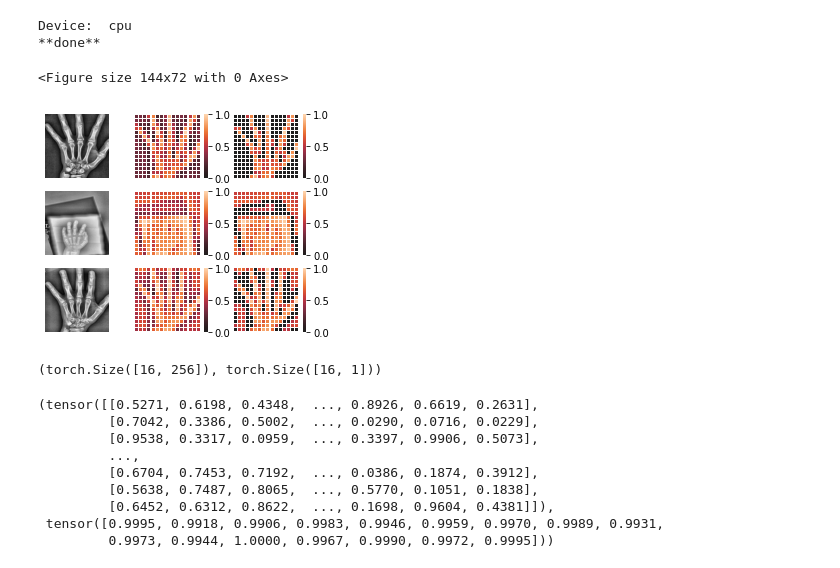
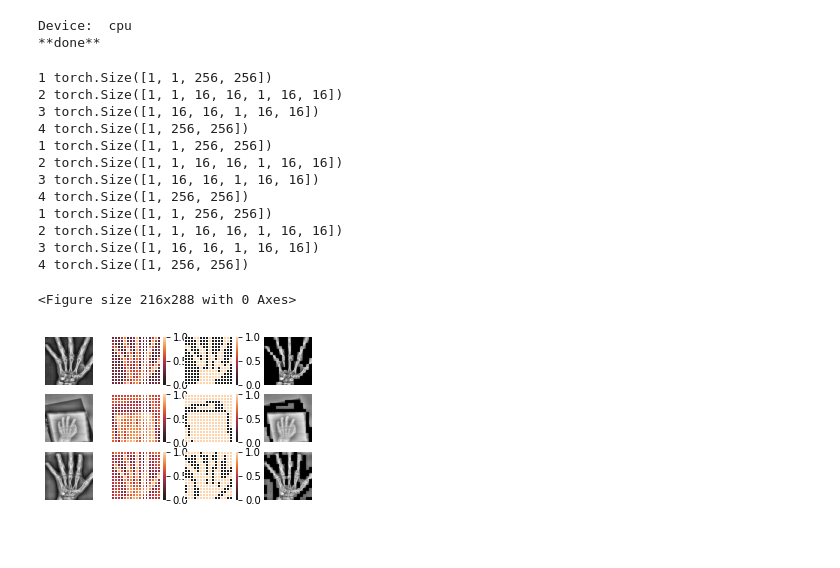
Before and after one commit to janbraunsdorff/studienarbeit, a Jupyter notebook: vit-analyse-transformer.ipynb, the cells around one changed output. Drawn from its saved outputs; the diff is of its cells as text; code cells hidden in the pictures; blank space fills up the shorter version.

Commit message:
change batch size

```diff
--- a/vit-analyse-transformer.ipynb
+++ b/vit-analyse-transformer.ipynb
@@ -82,48 +83,74 @@ def getconding(path):
     t = t.view(-1, 16, 16)
     t = t / max_value
     t = t.squeeze(0)
-    t = t.detach().numpy()
-    t2 = t.copy()
+    t2 = t.detach().clone()
     t2[t2<0.5] = 0
+    t2[t2>=0.5] = 1
+
+
 
     return img, t, t2
+# %%
+def scale_maks(mask):
+    t = mask.repeat_interleave(2).view(-1, 16, 32).repeat(1, 1, 2).view(-1,32,32)
+    t = t.repeat_interleave(2).view(-1, 32,64).repeat(1,1,2).view(-1,64,64)
+    t = t.repeat_interleave(2).view(-1, 64,128).repeat(1,1,2).view(-1,128,128)
+    t = t.repeat_interleave(2).view(-1, 128,256).repeat(1,1,2).reshape(-1,256,256)
+    return t
 # %%
-plt.figure(figsize=(2,1))
-plt.subplots(figsize=(5,4))
+plt.figure(figsize=(3,4))
+plt.subplots(figsize=(5,3))
 
 imges = ["1377.png", "1378.png", "1400.png"]
 
 for i in range (3):
     img, t, t2 = getconding(path_to_training_data + imges[i])
 
-    plt.subplot(3, 3, i*3+1)
+    plt.subplot(3, 4, i*4+1)
     plt.imshow(img.permute(1,2,0).detach(), cmap='gray')
     plt.axis('off')
 
-    plt.subplot(3, 3, i*3+2)
+    plt.subplot(3, 4, i*4+2)
 
     ax = sns.heatmap(
-        t,
+        t.detach(),
         cbar=True,
         vmin=0, vmax=1,
         annot=False,
         xticklabels=False,
         yticklabels=False,
         center=0,
         linewidths=.1
     )
 
-    plt.subplot(3, 3, i*3+3)
+    plt.subplot(3, 4, i*4+3)
     ax = sns.heatmap(
         t2,
         cbar=True,
         vmin=0, vmax=1,
         annot=False,
         xticklabels=False,
         yticklabels=False,
         center=0,
         linewidths=.1
     )
+    ax.figure.axes[-1].yaxis.label.set_size(0.1)
+    plt.subplot(3, 4, i*4+4)
+    pic = scale_maks(t2.unsqueeze(0)) * img.float()
+    plt.imshow(pic.permute(1,2,0), cmap='gray')
+    plt.axis('off')
 # %% [output]
-<Figure size 144x72 with 0 Axes>
+1 torch.Size([1, 1, 256, 256])
+2 torch.Size([1, 1, 16, 16, 1, 16, 16])
+3 torch.Size([1, 16, 16, 1, 16, 16])
+4 torch.Size([1, 256, 256])
+1 torch.Size([1, 1, 256, 256])
+2 torch.Size([1, 1, 16, 16, 1, 16, 16])
+3 torch.Size([1, 16, 16, 1, 16, 16])
+4 torch.Size([1, 256, 256])
+1 torch.Size([1, 1, 256, 256])
+2 torch.Size([1, 1, 16, 16, 1, 16, 16])
+3 torch.Size([1, 16, 16, 1, 16, 16])
+4 torch.Size([1, 256, 256])
+<Figure size 216x288 with 0 Axes>
-[figure, old version]
+[figure, new version]
@@ -133,16 +156,0 @@ max = torch.max(t, dim=1)[0]
-# %%
-t.shape, max.view(16,1).shape
-# %% [output]
-(torch.Size([16, 256]), torch.Size([16, 1]))
-# %%
-t, max
-# %% [output]
-(tensor([[0.5271, 0.6198, 0.4348,  ..., 0.8926, 0.6619, 0.2631],
-         [0.7042, 0.3386, 0.5002,  ..., 0.0290, 0.0716, 0.0229],
-         [0.9538, 0.3317, 0.0959,  ..., 0.3397, 0.9906, 0.5073],
-         ...,
-         [0.6704, 0.7453, 0.7192,  ..., 0.0386, 0.1874, 0.3912],
-         [0.5638, 0.7487, 0.8065,  ..., 0.5770, 0.1051, 0.1838],
-         [0.6452, 0.6312, 0.8622,  ..., 0.1698, 0.9604, 0.4381]]),
- tensor([0.9995, 0.9918, 0.9906, 0.9983, 0.9946, 0.9959, 0.9970, 0.9989, 0.9931,
-         0.9973, 0.9944, 1.0000, 0.9967, 0.9990, 0.9972, 0.9995]))
```
Also changed, not shown: parts of 11 cells of this notebook, 2 other files.
